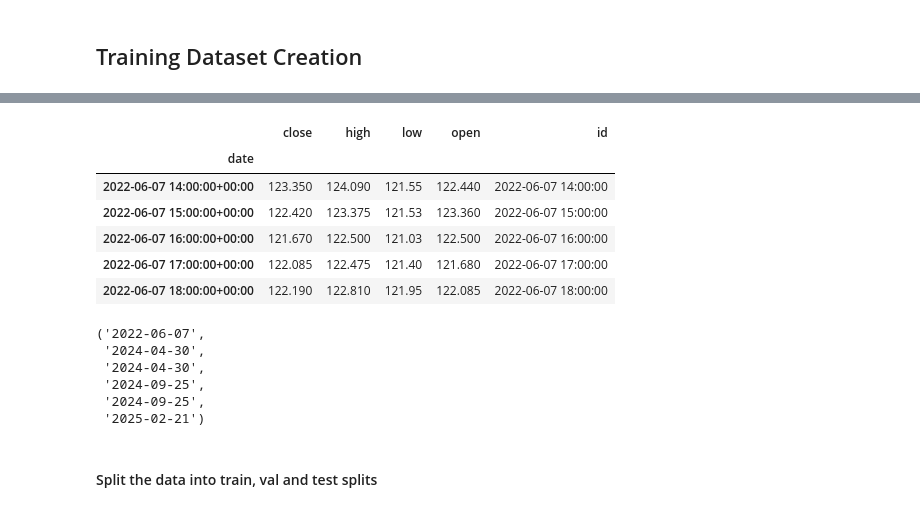
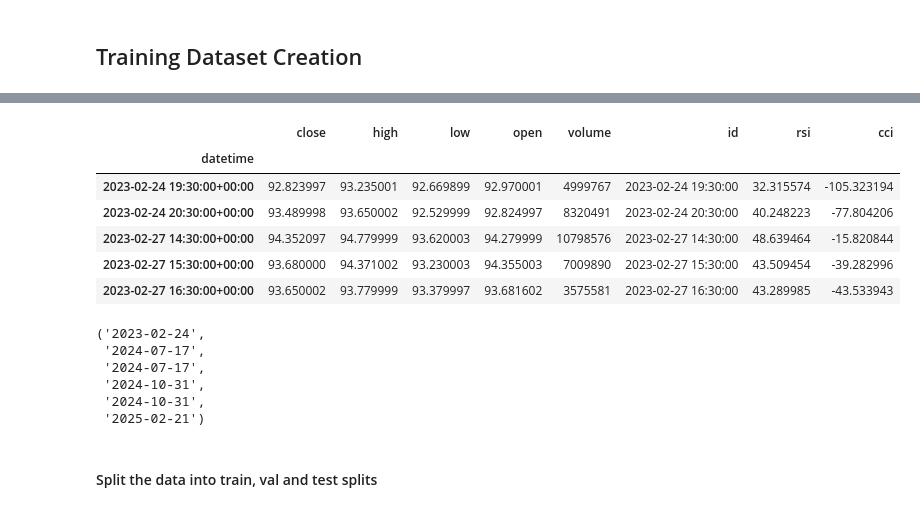
Before and after one commit to amulyaprasanth/hourly_amazon_stock_prediction, a Jupyter notebook: notebooks/training_pipeline.ipynb, the cells around one changed output, grey strips where cells are left out. Saved outputs shown, nothing was run; the diff lists cells and outputs as text; code cells hidden in the pictures.

```diff
--- a/notebooks/training_pipeline.ipynb
+++ b/notebooks/training_pipeline.ipynb
@@ -71,16 +71,16 @@ Finished: Reading data from Hopsworks, using Hopsworks Feature Query Service (1.
 # %%
 # Sort the values according to the date
-df = df.sort_values("date").set_index("date")
+df = df.sort_values("datetime").set_index("datetime")
 
 df.head()
 # %% [output]
-|  | close | high | low | open | id |
-| date |  |  |  |  |  |
-| 2022-06-07 14:00:00+00:00 | 123.350 | 124.090 | 121.55 | 122.440 | 2022-06-07 14:00:00 |
-| 2022-06-07 15:00:00+00:00 | 122.420 | 123.375 | 121.53 | 123.360 | 2022-06-07 15:00:00 |
-| 2022-06-07 16:00:00+00:00 | 121.670 | 122.500 | 121.03 | 122.500 | 2022-06-07 16:00:00 |
-| 2022-06-07 17:00:00+00:00 | 122.085 | 122.475 | 121.40 | 121.680 | 2022-06-07 17:00:00 |
-| 2022-06-07 18:00:00+00:00 | 122.190 | 122.810 | 121.95 | 122.085 | 2022-06-07 18:00:00 |
+|  | close | high | low | open | volume | id | rsi | cci |
+| datetime |  |  |  |  |  |  |  |  |
+| 2023-02-24 19:30:00+00:00 | 92.823997 | 93.235001 | 92.669899 | 92.970001 | 4999767 | 2023-02-24 19:30:00 | 32.315574 | -105.323194 |
+| 2023-02-24 20:30:00+00:00 | 93.489998 | 93.650002 | 92.529999 | 92.824997 | 8320491 | 2023-02-24 20:30:00 | 40.248223 | -77.804206 |
+| 2023-02-27 14:30:00+00:00 | 94.352097 | 94.779999 | 93.620003 | 94.279999 | 10798576 | 2023-02-27 14:30:00 | 48.639464 | -15.820844 |
+| 2023-02-27 15:30:00+00:00 | 93.680000 | 94.371002 | 93.230003 | 94.355003 | 7009890 | 2023-02-27 15:30:00 | 43.509454 | -39.282996 |
+| 2023-02-27 16:30:00+00:00 | 93.650002 | 93.779999 | 93.379997 | 93.681602 | 3575581 | 2023-02-27 16:30:00 | 43.289985 | -43.533943 |
 # %%
 def get_fractional_dates(column: pd.Series):
     total_length = len(column)
@@ -106,11 +106,11 @@ def get_fractional_dates(column: pd.Series):
 train_start, train_end, val_start, val_end, test_start, test_end = get_fractional_dates(df)
 train_start, train_end, val_start, val_end, test_start, test_end
 # %% [output]
-('2022-06-07',
- '2024-04-30',
- '2024-04-30',
- '2024-09-25',
- '2024-09-25',
+('2023-02-24',
+ '2024-07-17',
+ '2024-07-17',
+ '2024-10-31',
+ '2024-10-31',
  '2025-02-21')
 # %% [markdown]
 #### Split the data into train, val and test splits
```
Also changed, not shown: parts of 16 cells of this notebook, 7 other files.
